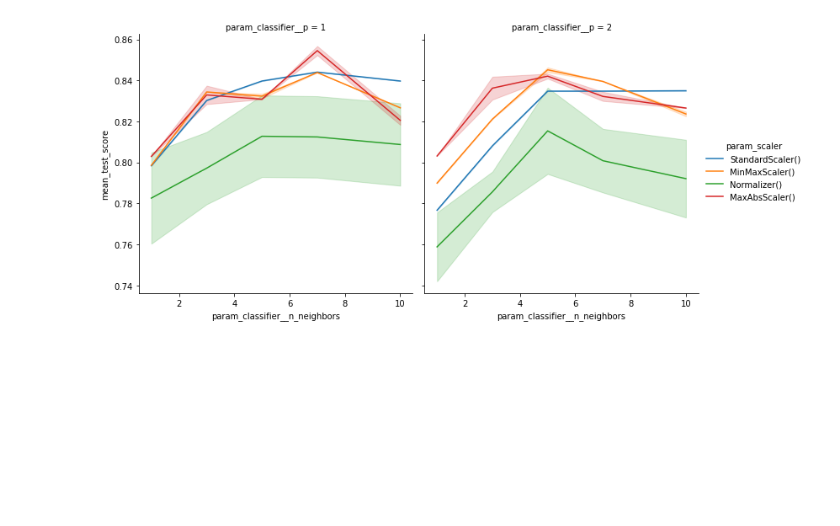
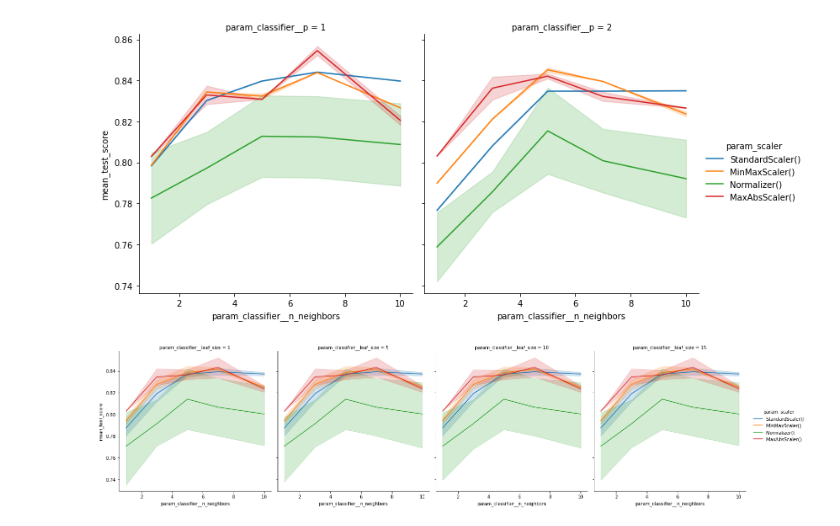
Before and after one commit to Ashishkhurana01/Modelling-Pipeline-Optimization, a Jupyter notebook: Modelling-Pipeline-Optimization.ipynb, the cells around one changed output. Cells and saved outputs as stored; diff of their text form; code cells hidden in the pictures; blank space fills up the shorter version.

```diff
--- a/Modelling-Pipeline-Optimization.ipynb
+++ b/Modelling-Pipeline-Optimization.ipynb
@@ -192,6 +192,16 @@ sns.relplot(data=result_df,
 plt.show()
 # %% [output]
 [figure]
+# %%
+sns.relplot(data=result_df,
+            kind='line',
+            x='param_classifier__n_neighbors',
+            y='mean_test_score',
+            hue='param_scaler',
+            col='param_classifier__leaf_size')
+plt.show()
+# %% [output]
+[figure, added]
 # %%
 ! git fetch
 ! git add Modelling-Pipeline-Optimization.ipynb
```
Also changed, not shown: parts of 1 cell of this notebook.
